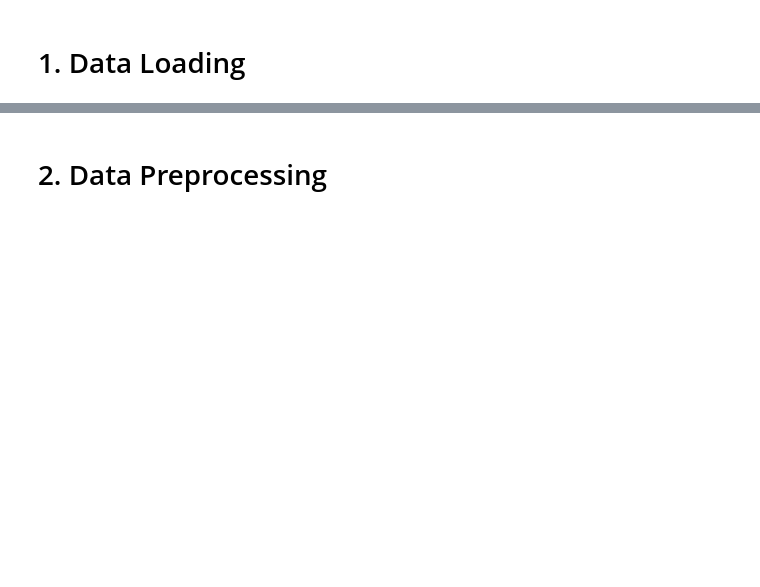
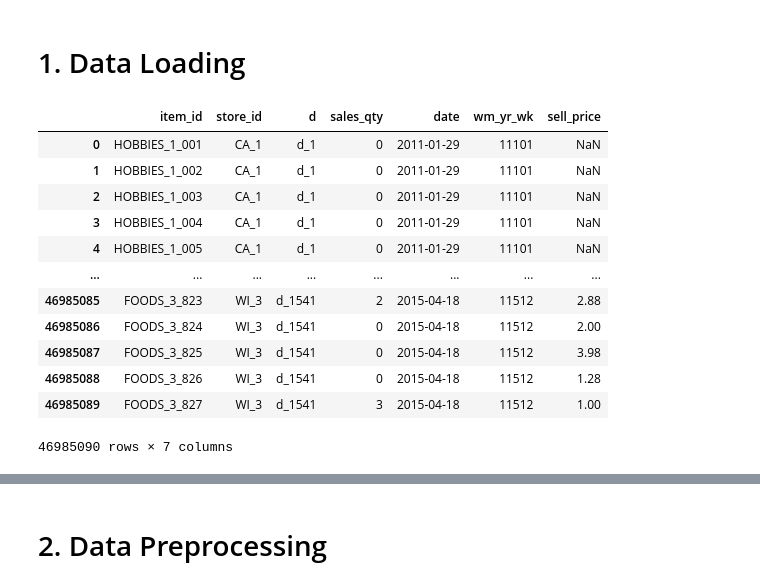
Before and after one commit to anhlevn149/Retailer-Sales-Prediction-and-Forecasting, a Jupyter notebook: notebooks/forecasting.ipynb, the cells around one changed output, grey strips where cells are left out. Drawn from its saved outputs; the diff is of its cells as text; code cells hidden in the pictures; blank space fills up the shorter version.

```diff
--- a/notebooks/forecasting.ipynb
+++ b/notebooks/forecasting.ipynb
@@ -6,3 +6,18 @@ import numpy as np
 # %%
 # Load combined_df from ../data/processed
 combined_df = pd.read_csv('../data/processed/combined_data.csv')
+combined_df
+# %% [output]
+|  | item_id | store_id | d | sales_qty | date | wm_yr_wk | sell_price |
+| 0 | HOBBIES_1_001 | CA_1 | d_1 | 0 | 2011-01-29 | 11101 | NaN |
+| 1 | HOBBIES_1_002 | CA_1 | d_1 | 0 | 2011-01-29 | 11101 | NaN |
+| 2 | HOBBIES_1_003 | CA_1 | d_1 | 0 | 2011-01-29 | 11101 | NaN |
+| 3 | HOBBIES_1_004 | CA_1 | d_1 | 0 | 2011-01-29 | 11101 | NaN |
+| 4 | HOBBIES_1_005 | CA_1 | d_1 | 0 | 2011-01-29 | 11101 | NaN |
+| ... | ... | ... | ... | ... | ... | ... | ... |
+| 46985085 | FOODS_3_823 | WI_3 | d_1541 | 2 | 2015-04-18 | 11512 | 2.88 |
+| 46985086 | FOODS_3_824 | WI_3 | d_1541 | 0 | 2015-04-18 | 11512 | 2.00 |
+| 46985087 | FOODS_3_825 | WI_3 | d_1541 | 0 | 2015-04-18 | 11512 | 3.98 |
+| 46985088 | FOODS_3_826 | WI_3 | d_1541 | 0 | 2015-04-18 | 11512 | 1.28 |
+| 46985089 | FOODS_3_827 | WI_3 | d_1541 | 3 | 2015-04-18 | 11512 | 1.00 |
+46985090 rows × 7 columns
```
Also changed, not shown: parts of 34 cells of this notebook, 4 other files.
